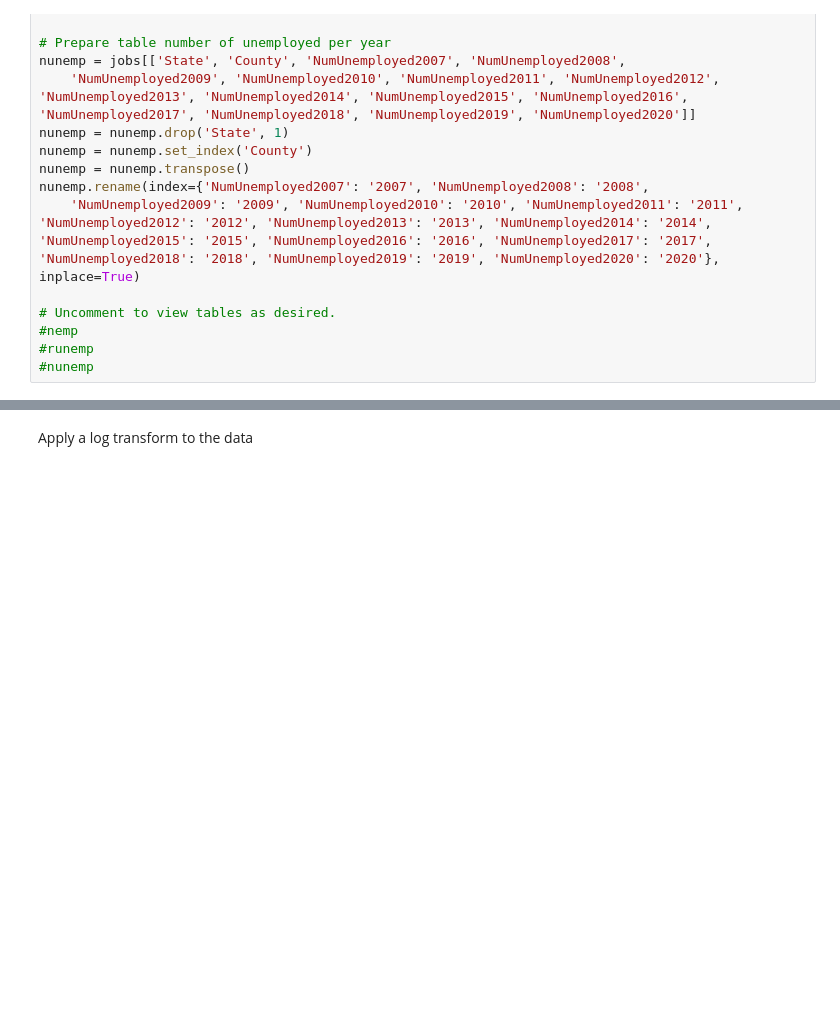
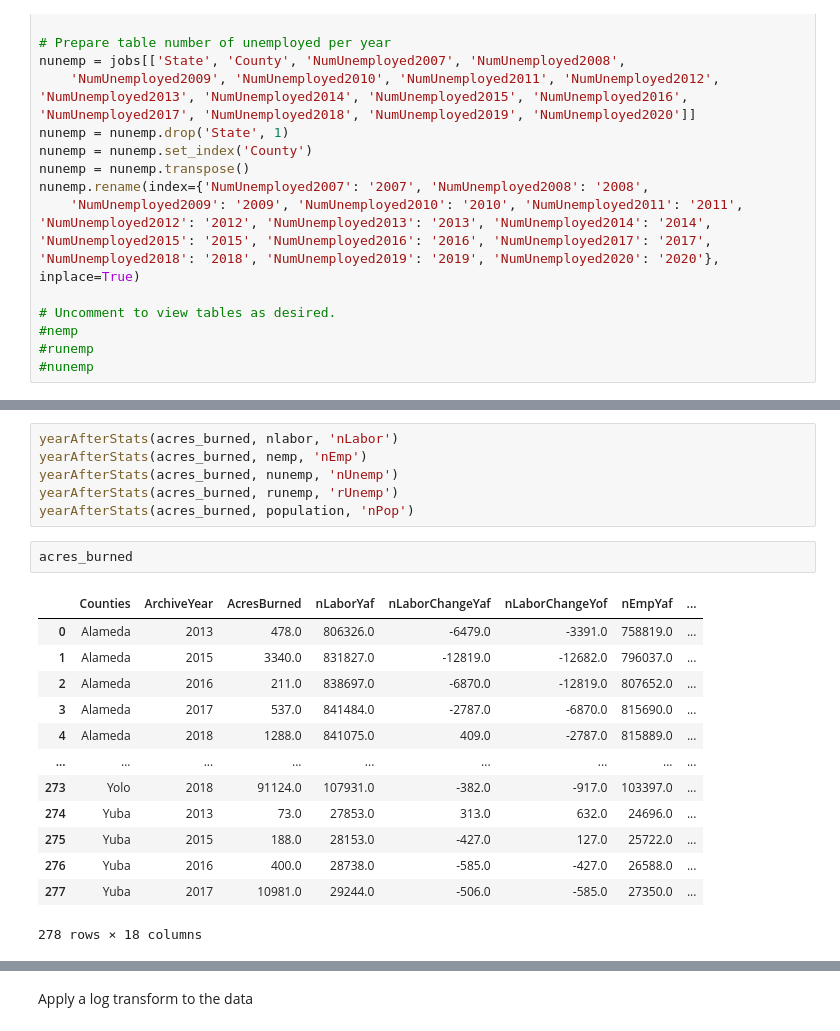
Before and after one commit to Eva-Biedron/WildfireRuralCalifornia, a Jupyter notebook: Analysis of the Atlas of Rural and Small Town.ipynb, the cells around one changed output, grey strips where cells are left out. Saved outputs shown, nothing was run; the diff lists cells and outputs as text; blank space fills up the shorter version.

```diff
--- a/Analysis of the Atlas of Rural and Small Town.ipynb
+++ b/Analysis of the Atlas of Rural and Small Town.ipynb
@@ -232,0 +215,22 @@ acres_burned['deltapop_yaf'] = tmp2_pop # Change in population between the year
+# %%
+yearAfterStats(acres_burned, nlabor, 'nLabor')
+yearAfterStats(acres_burned, nemp, 'nEmp')
+yearAfterStats(acres_burned, nunemp, 'nUnemp')
+yearAfterStats(acres_burned, runemp, 'rUnemp')
+yearAfterStats(acres_burned, population, 'nPop')
+# %%
+acres_burned
+# %% [output]
+|  | Counties | ArchiveYear | AcresBurned | nLaborYaf | nLaborChangeYaf | nLaborChangeYof | nEmpYaf | ... |
+| 0 | Alameda | 2013 | 478.0 | 806326.0 | -6479.0 | -3391.0 | 758819.0 | ... |
+| 1 | Alameda | 2015 | 3340.0 | 831827.0 | -12819.0 | -12682.0 | 796037.0 | ... |
+| 2 | Alameda | 2016 | 211.0 | 838697.0 | -6870.0 | -12819.0 | 807652.0 | ... |
+| 3 | Alameda | 2017 | 537.0 | 841484.0 | -2787.0 | -6870.0 | 815690.0 | ... |
+| 4 | Alameda | 2018 | 1288.0 | 841075.0 | 409.0 | -2787.0 | 815889.0 | ... |
+| ... | ... | ... | ... | ... | ... | ... | ... | ... |
+| 273 | Yolo | 2018 | 91124.0 | 107931.0 | -382.0 | -917.0 | 103397.0 | ... |
+| 274 | Yuba | 2013 | 73.0 | 27853.0 | 313.0 | 632.0 | 24696.0 | ... |
+| 275 | Yuba | 2015 | 188.0 | 28153.0 | -427.0 | 127.0 | 25722.0 | ... |
+| 276 | Yuba | 2016 | 400.0 | 28738.0 | -585.0 | -427.0 | 26588.0 | ... |
+| 277 | Yuba | 2017 | 10981.0 | 29244.0 | -506.0 | -585.0 | 27350.0 | ... |
+278 rows × 18 columns
```
Also changed, not shown: parts of 33 cells of this notebook.
